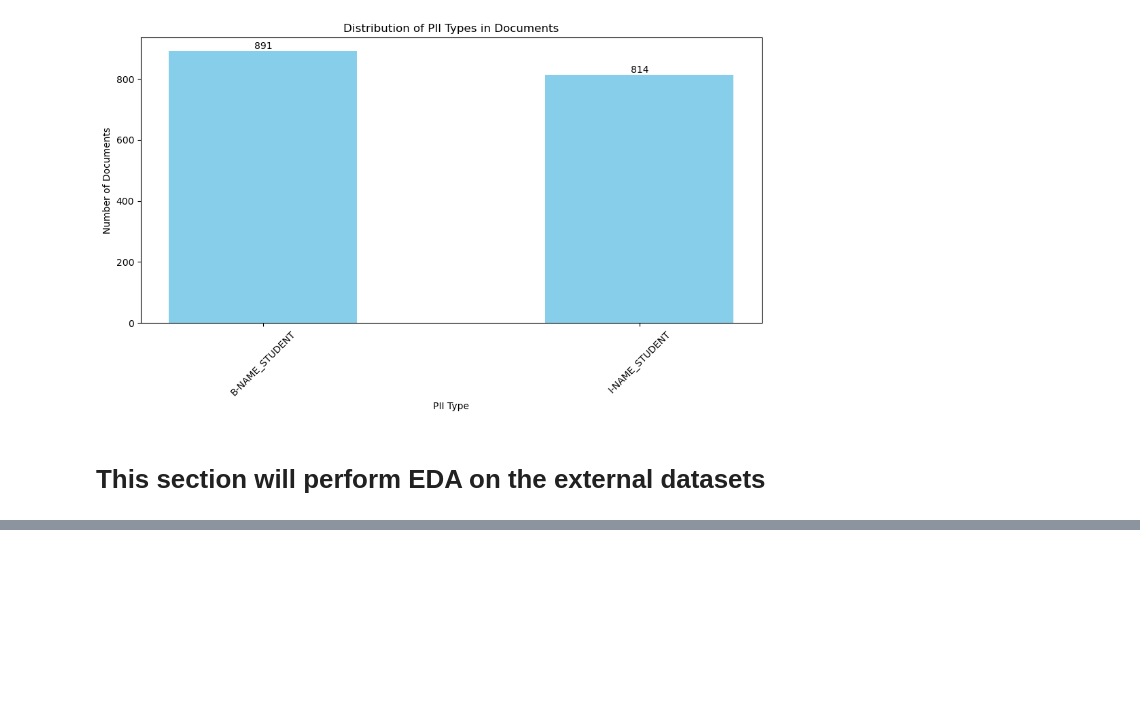
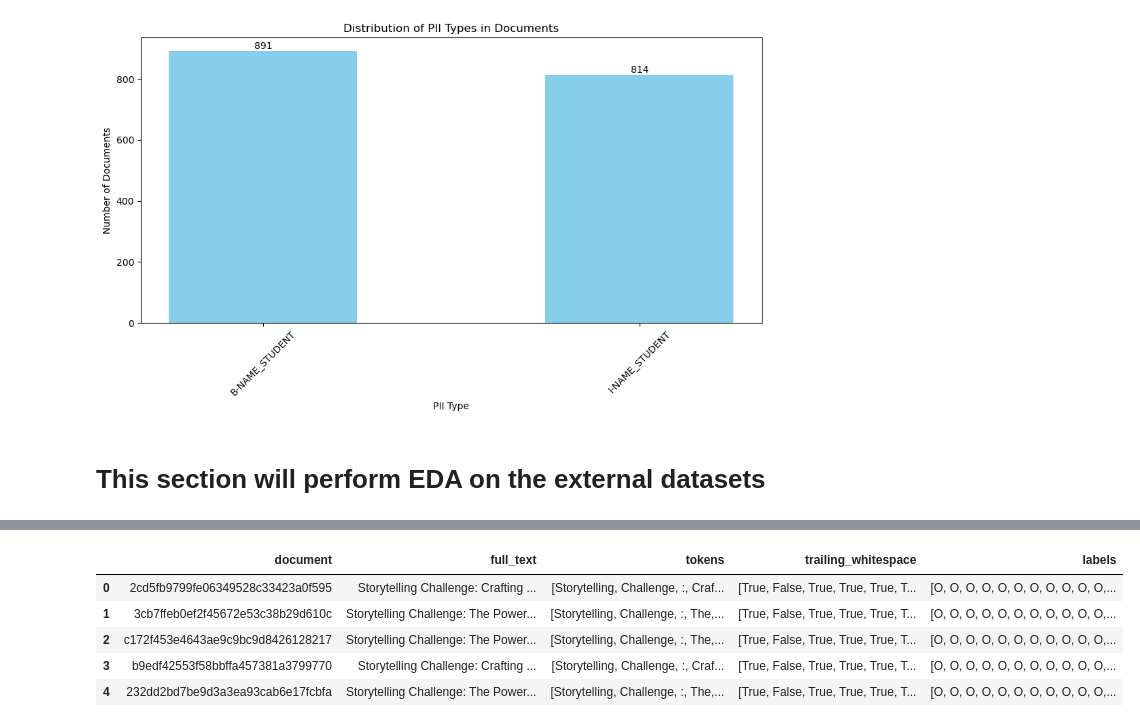
Before and after one commit to alanklin/NLP-Final, a Jupyter notebook: Code/eda.ipynb, the cells around one changed output, grey strips where cells are left out. Saved outputs shown, nothing was run; the diff lists cells and outputs as text; code cells hidden in the pictures; blank space fills up the shorter version.

```diff
--- a/Code/eda.ipynb
+++ b/Code/eda.ipynb
@@ -232,0 +268,9 @@ FileNotFoundError: File C:\NLP-Final\Data\external_dataset_1.json does not exist
+# %%
+external2.head(5)
+# %% [output]
+|  | document | full_text | tokens | trailing_whitespace | labels |
+| 0 | 2cd5fb9799fe06349528c33423a0f595 | Storytelling Challenge: Crafting ... | [Storytelling, Challenge, :, Craf... | [True, False, True, True, True, T... | [O, O, O, O, O, O, O, O, O, O, O,... |
+| 1 | 3cb7ffeb0ef2f45672e53c38b29d610c | Storytelling Challenge: The Power... | [Storytelling, Challenge, :, The,... | [True, False, True, True, True, T... | [O, O, O, O, O, O, O, O, O, O, O,... |
+| 2 | c172f453e4643ae9c9bc9d8426128217 | Storytelling Challenge: The Power... | [Storytelling, Challenge, :, The,... | [True, False, True, True, True, T... | [O, O, O, O, O, O, O, O, O, O, O,... |
+| 3 | b9edf42553f58bbffa457381a3799770 | Storytelling Challenge: Crafting ... | [Storytelling, Challenge, :, Craf... | [True, False, True, True, True, T... | [O, O, O, O, O, O, O, O, O, O, O,... |
+| 4 | 232dd2bd7be9d3a3ea93cab6e17fcbfa | Storytelling Challenge: The Power... | [Storytelling, Challenge, :, The,... | [True, False, True, True, True, T... | [O, O, O, O, O, O, O, O, O, O, O,... |
```
Also changed, not shown: parts of 6 cells of this notebook, 3 other files.
